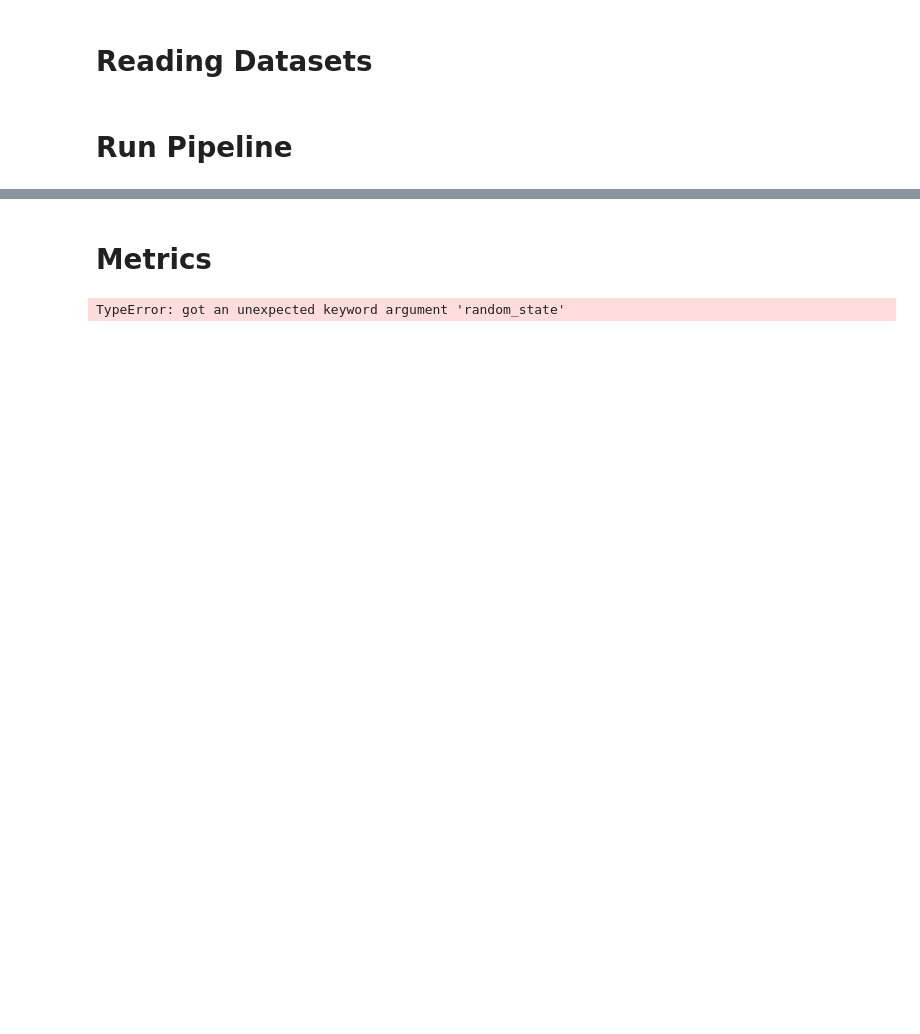
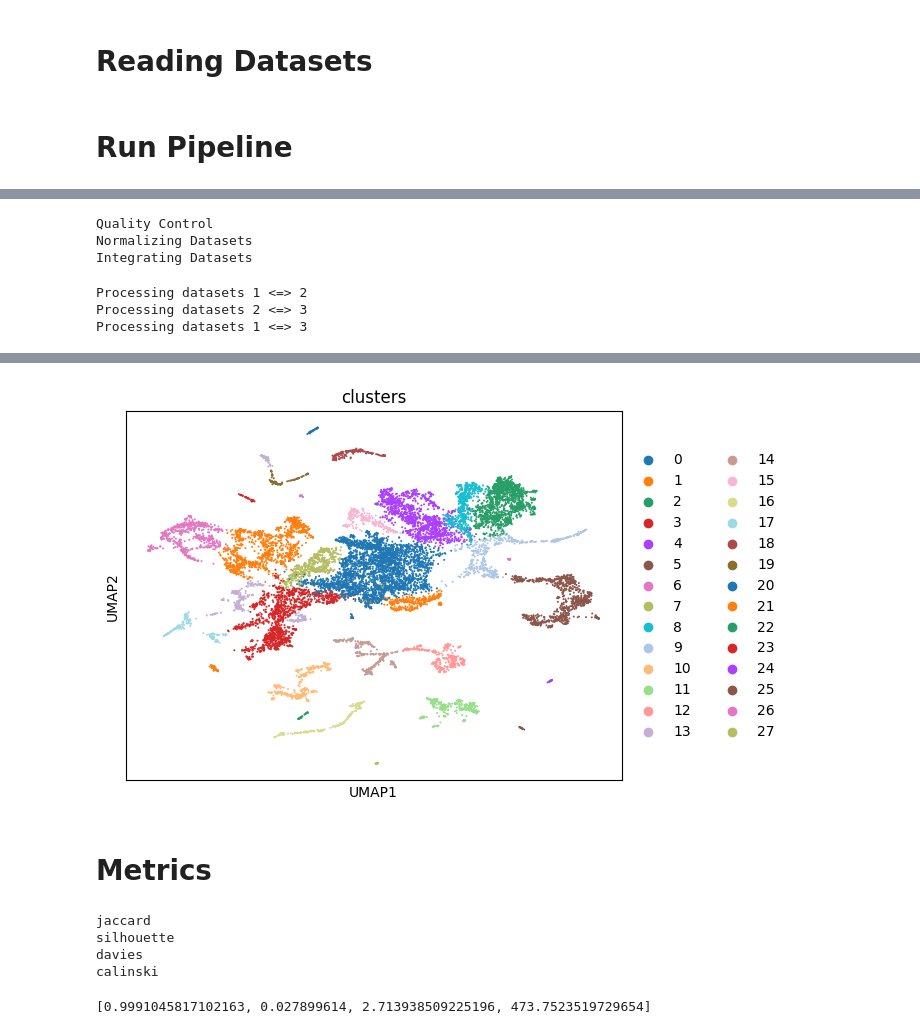
Before and after one commit to mushu-bytes/scRNAseq-benchmarking, a Jupyter notebook: integration_demo.ipynb, the cells around one changed output, grey strips where cells are left out. Saved outputs shown, nothing was run; the diff lists cells and outputs as text; code cells hidden in the pictures; blank space fills up the shorter version.

```diff
--- a/integration_demo.ipynb
+++ b/integration_demo.ipynb
@@ -132,0 +137,13 @@ Integrating Datasets
+# %%
+preprocess = Pipeline()
+preprocess.add_step(QC())
+preprocess.add_step(Normalization())
+preprocess.add_step(Integration(method="scanorama"))
+scanorama = preprocess.execute([nsg_s_ctl_1_data, nsg_s_ctl_2_data, nsg_s_ctl_3_data])
+# %% [output]
+Quality Control
+Normalizing Datasets
+Integrating Datasets
+Processing datasets 1 <=> 2
+Processing datasets 2 <=> 3
+Processing datasets 1 <=> 3
@@ -133,8 +151,13 @@ Integrating Datasets
+[figure, added]
 # %% [markdown]
 # Metrics
 # %%
-evaluate(integrated, "clusters")
+evaluate(integrated, key="clusters")
 # %% [output]
-TypeError: got an unexpected keyword argument 'random_state'
+jaccard
+silhouette
+davies
+calinski
+[0.9991045817102163, 0.027899614, 2.713938509225196, 473.7523519729654]
 # %%
 evaluate(harmony, "clusters")
```
Also changed, not shown: parts of 11 cells of this notebook, 7 other files.
